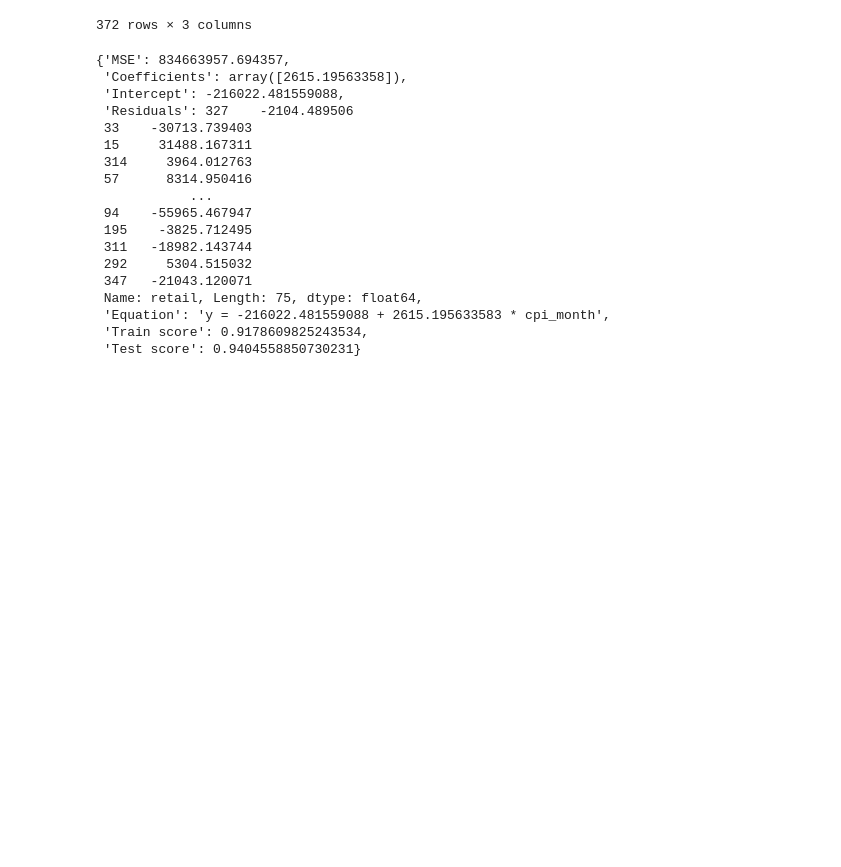
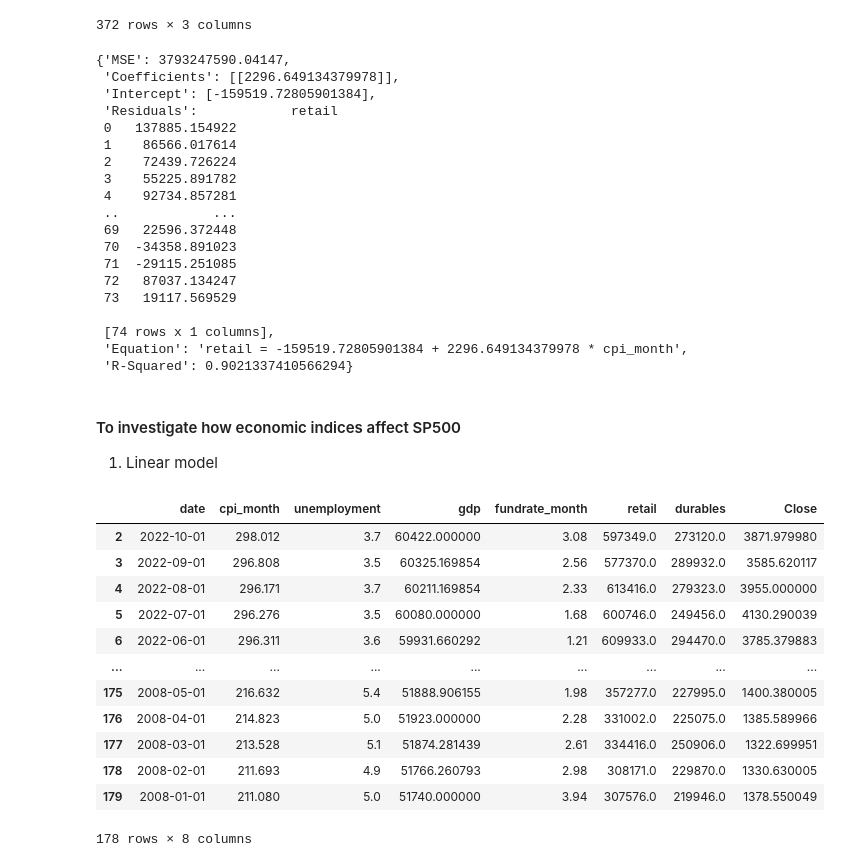
Before and after one commit to Amethyst1016/DATA534_Project, a Jupyter notebook: demo.ipynb, the cells around one changed output. Drawn from its saved outputs; the diff is of its cells as text; code cells hidden in the pictures; blank space fills up the shorter version.

```diff
--- a/demo.ipynb
+++ b/demo.ipynb
@@ -162,28 +181,47 @@ CPIRetail
 | 371 | 1992-01-01 | 138.100 | 130683.0 |
 372 rows × 3 columns
 # %%
-from sklearn.model_selection import train_test_split
 import numpy as np
 
-X_train, X_test, y_train, y_test = train_test_split(CPIRetail[['cpi_month']], CPIRetail['retail'], test_size=0.2, random_state=42)
-lm = LmModel(X_train, X_test, y_train, y_test)
+lm = LinearModel(CPIRetail, ['cpi_month'], 'retail', 0.2)
 lm.get_summary()
 # %% [output]
-{'MSE': 834663957.694357,
- 'Coefficients': array([2615.19563358]),
- 'Intercept': -216022.481559088,
- 'Residuals': 327    -2104.489506
- 33    -30713.739403
- 15     31488.167311
- 314     3964.012763
- 57      8314.950416
-            ...
- 94    -55965.467947
- 195    -3825.712495
- 311   -18982.143744
- 292     5304.515032
- 347   -21043.120071
- Name: retail, Length: 75, dtype: float64,
- 'Equation': 'y = -216022.481559088 + 2615.195633583 * cpi_month',
- 'Train score': 0.9178609825243534,
- 'Test score': 0.9404558850730231}
+{'MSE': 3793247590.04147,
+ 'Coefficients': [[2296.649134379978]],
+ 'Intercept': [-159519.72805901384],
+ 'Residuals':            retail
+ 0   137885.154922
+ 1    86566.017614
+ 2    72439.726224
+ 3    55225.891782
+ 4    92734.857281
+ ..            ...
+ 69   22596.372448
+ 70  -34358.891023
+ 71  -29115.251085
+ 72   87037.134247
+ 73   19117.569529
+
+ [74 rows x 1 columns],
+ 'Equation': 'retail = -159519.72805901384 + 2296.649134379978 * cpi_month',
+ 'R-Squared': 0.9021337410566294}
+# %% [markdown]
+#### To investigate how economic indices affect SP500
+1. Linear model
+# %%
+df_selected = subset(df_combined, '2008-01-01', '2022-12-01')
+df_selected
+# %% [output]
+|  | date | cpi_month | unemployment | gdp | fundrate_month | retail | durables | Close |
+| 2 | 2022-10-01 | 298.012 | 3.7 | 60422.000000 | 3.08 | 597349.0 | 273120.0 | 3871.979980 |
+| 3 | 2022-09-01 | 296.808 | 3.5 | 60325.169854 | 2.56 | 577370.0 | 289932.0 | 3585.620117 |
+| 4 | 2022-08-01 | 296.171 | 3.7 | 60211.169854 | 2.33 | 613416.0 | 279323.0 | 3955.000000 |
+| 5 | 2022-07-01 | 296.276 | 3.5 | 60080.000000 | 1.68 | 600746.0 | 249456.0 | 4130.290039 |
+| 6 | 2022-06-01 | 296.311 | 3.6 | 59931.660292 | 1.21 | 609933.0 | 294470.0 | 3785.379883 |
+| ... | ... | ... | ... | ... | ... | ... | ... | ... |
+| 175 | 2008-05-01 | 216.632 | 5.4 | 51888.906155 | 1.98 | 357277.0 | 227995.0 | 1400.380005 |
+| 176 | 2008-04-01 | 214.823 | 5.0 | 51923.000000 | 2.28 | 331002.0 | 225075.0 | 1385.589966 |
+| 177 | 2008-03-01 | 213.528 | 5.1 | 51874.281439 | 2.61 | 334416.0 | 250906.0 | 1322.699951 |
+| 178 | 2008-02-01 | 211.693 | 4.9 | 51766.260793 | 2.98 | 308171.0 | 229870.0 | 1330.630005 |
+| 179 | 2008-01-01 | 211.080 | 5.0 | 51740.000000 | 3.94 | 307576.0 | 219946.0 | 1378.550049 |
+178 rows × 8 columns
```
Also changed, not shown: parts of 19 cells of this notebook, 2 other files.
